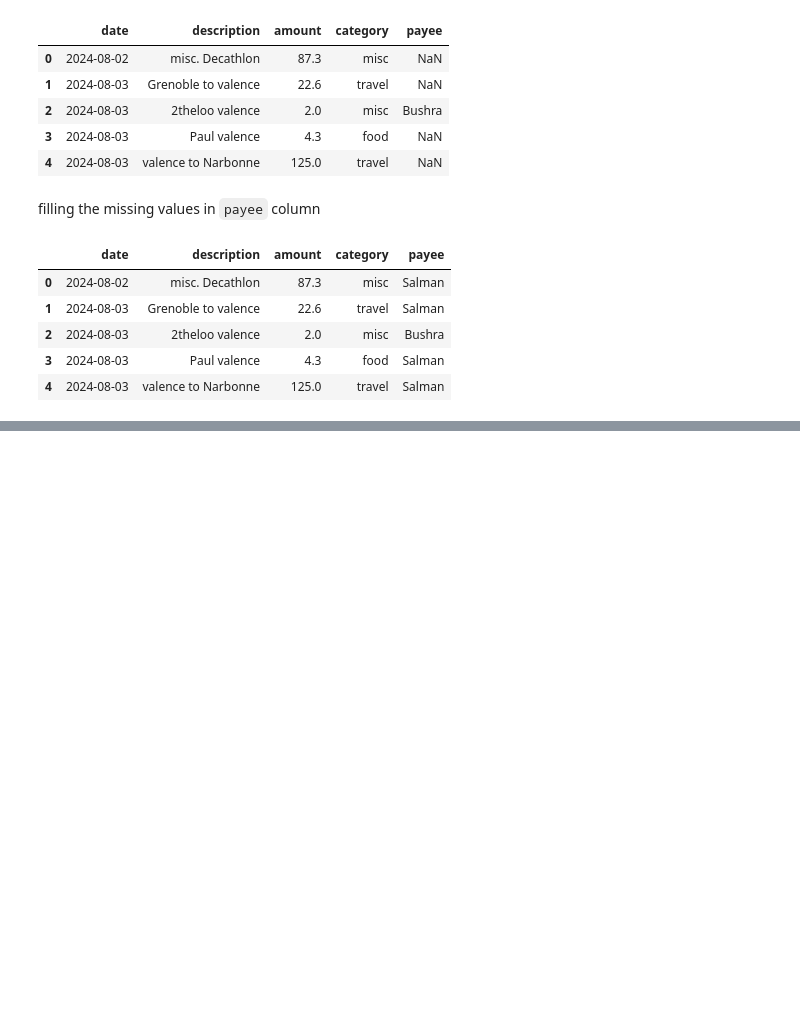
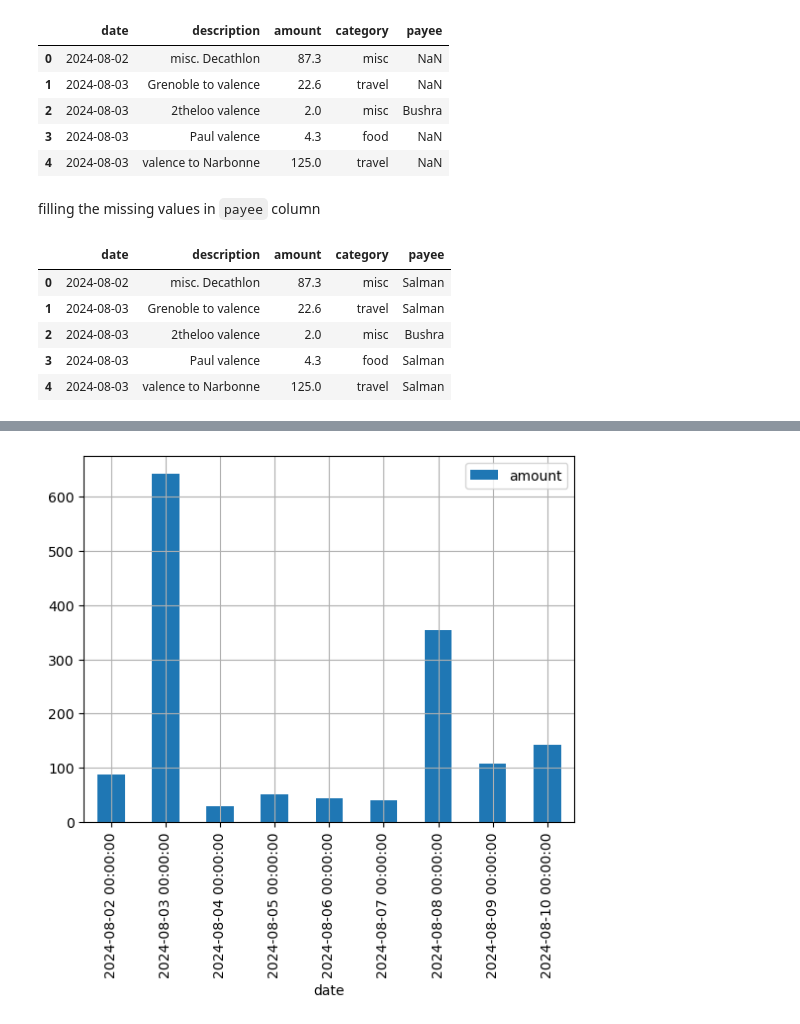
Before and after one commit to salmanshahid8/vacations_data_analysis, a Jupyter notebook: expenses_analysis.ipynb, the cells around one changed output, grey strips where cells are left out. Drawn from its saved outputs; the diff is of its cells as text; code cells hidden in the pictures; blank space fills up the shorter version.

```diff
--- a/expenses_analysis.ipynb
+++ b/expenses_analysis.ipynb
@@ -66,0 +69,6 @@ df.head()
+# %%
+expenses_per_date = df.groupby("date").sum()
+
+expenses_per_date = expenses_per_date[["amount"]]
+
+expenses_per_date
@@ -66,0 +87,5 @@ df.head()
+# %%
+expenses_per_date.plot(kind="bar")
+plt.grid()
+# %% [output]
+[figure, added]
```
Also changed, not shown: parts of 10 cells of this notebook.
